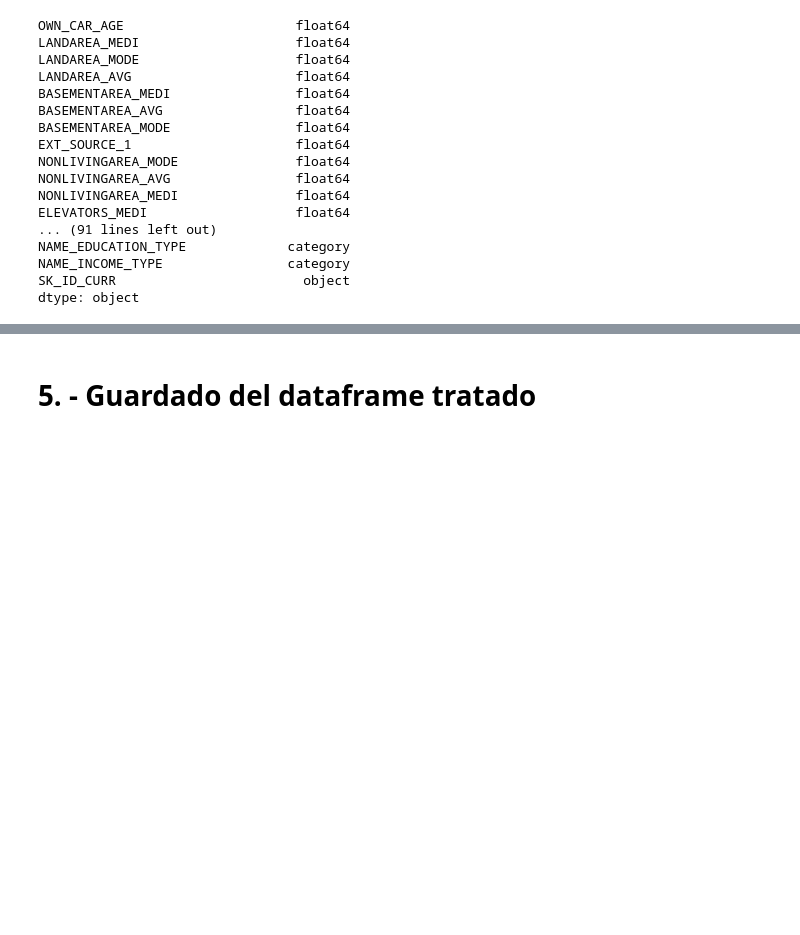
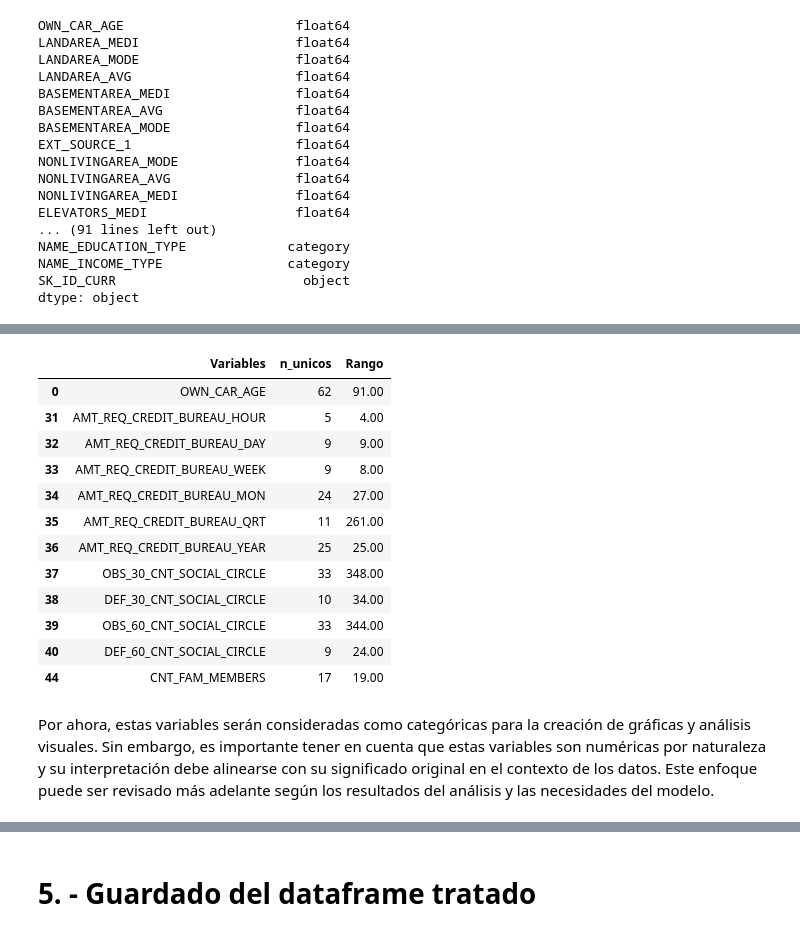
Before and after one commit to josee2202/practica1_EDA, a Jupyter notebook: 01_Exploración_general.ipynb, the cells around one changed output, grey strips where cells are left out. Cells and saved outputs as stored; diff of their text form; code cells hidden in the pictures; blank space fills up the shorter version.

Commit message:
Graficación definitiva de las variables. Análisis de correlaicones mejorado

```diff
--- a/01_Exploración_general.ipynb
+++ b/01_Exploración_general.ipynb
@@ -523,13 +529,13 @@ df_int
 df_loan_filt_null['SK_ID_CURR'] = df_loan_filt_null['SK_ID_CURR'].astype(str)
 
 # Determino cuales son las columnas que hay que transformar a categóricas
-columnas_a_categorizar = df_loan_filt_null[lista_int64].columns[df_loan_filt_null[lista_int64].nunique() < 50]
+lista_int_cat = df_loan_filt_null[lista_int64].columns[df_loan_filt_null[lista_int64].nunique() < 50]
 
-# Convertir solo las columnas seleccionadas a tipo categoría
+## Convertir solo las columnas seleccionadas a tipo categoría
 ## copy para asegurar que no voy a cambiar el dataset original ya que esta transformación dependiendo del caso
 ## se puede realizar o no y me interesa tener un código modulable
 df_final = df_loan_filt_null.copy()
-df_final[columnas_a_categorizar] = df_final[columnas_a_categorizar].astype('category')
+df_final[lista_int_cat] = df_final[lista_int_cat].astype('category')
 # %%
 df_final.dtypes
 # %% [output]
@@ -608,0 +563,25 @@ Name: count, dtype: int64
+# %%
+# Configurar pandas para mostrar números con 2 decimales y sin notación científica
+pd.options.display.float_format = '{:.2f}'.format
+
+rango = df_final.select_dtypes('float64').apply(lambda x: x.max() - x.min()).to_frame('Rango').reset_index(names= 'Variables')
+unicos = df_final.select_dtypes('float64').nunique().to_frame('n_unicos').reset_index(names= 'Variables')
+df_analisis_float = pd.merge(unicos, rango,how= 'inner', on='Variables')
+df_posibles_floar_cat = df_analisis_float[(df_analisis_float['n_unicos'] < 100) & (df_analisis_float['Rango'] > 1.01)]
+df_posibles_floar_cat
+# %% [output]
+|  | Variables | n_unicos | Rango |
+| 0 | OWN_CAR_AGE | 62 | 91.00 |
+| 31 | AMT_REQ_CREDIT_BUREAU_HOUR | 5 | 4.00 |
+| 32 | AMT_REQ_CREDIT_BUREAU_DAY | 9 | 9.00 |
+| 33 | AMT_REQ_CREDIT_BUREAU_WEEK | 9 | 8.00 |
+| 34 | AMT_REQ_CREDIT_BUREAU_MON | 24 | 27.00 |
+| 35 | AMT_REQ_CREDIT_BUREAU_QRT | 11 | 261.00 |
+| 36 | AMT_REQ_CREDIT_BUREAU_YEAR | 25 | 25.00 |
+| 37 | OBS_30_CNT_SOCIAL_CIRCLE | 33 | 348.00 |
+| 38 | DEF_30_CNT_SOCIAL_CIRCLE | 10 | 34.00 |
+| 39 | OBS_60_CNT_SOCIAL_CIRCLE | 33 | 344.00 |
+| 40 | DEF_60_CNT_SOCIAL_CIRCLE | 9 | 24.00 |
+| 44 | CNT_FAM_MEMBERS | 17 | 19.00 |
+# %% [markdown]
+Por ahora, estas variables serán consideradas como categóricas para la creación de gráficas y análisis visuales. Sin embargo, es importante tener en cuenta que estas variables son numéricas por naturaleza y su interpretación debe alinearse con su significado original en el contexto de los datos. Este enfoque puede ser revisado más adelante según los resultados del análisis y las necesidades del modelo.
```
Also changed, not shown: parts of 19 cells of this notebook, 1 other file.
